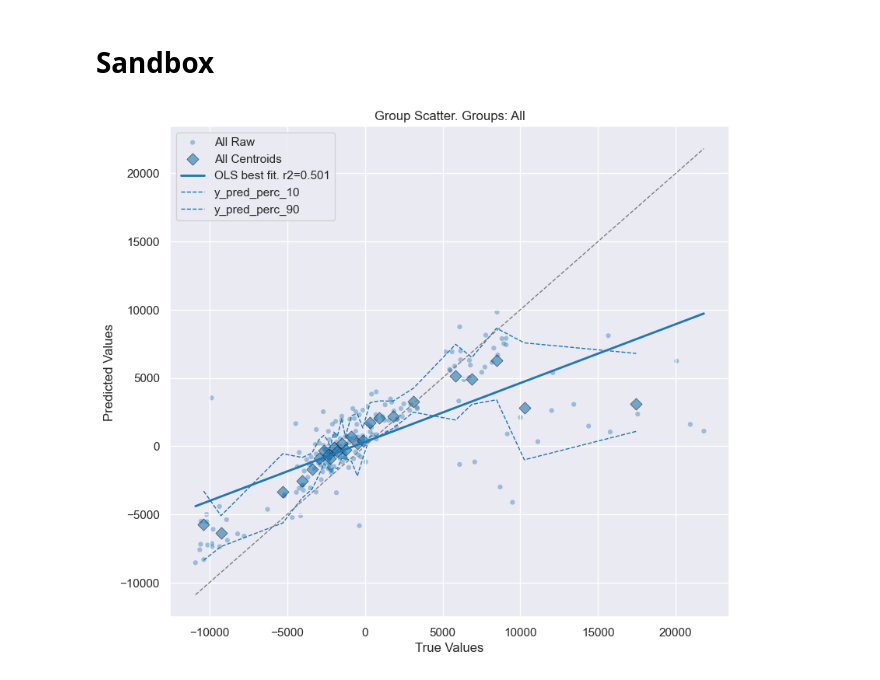
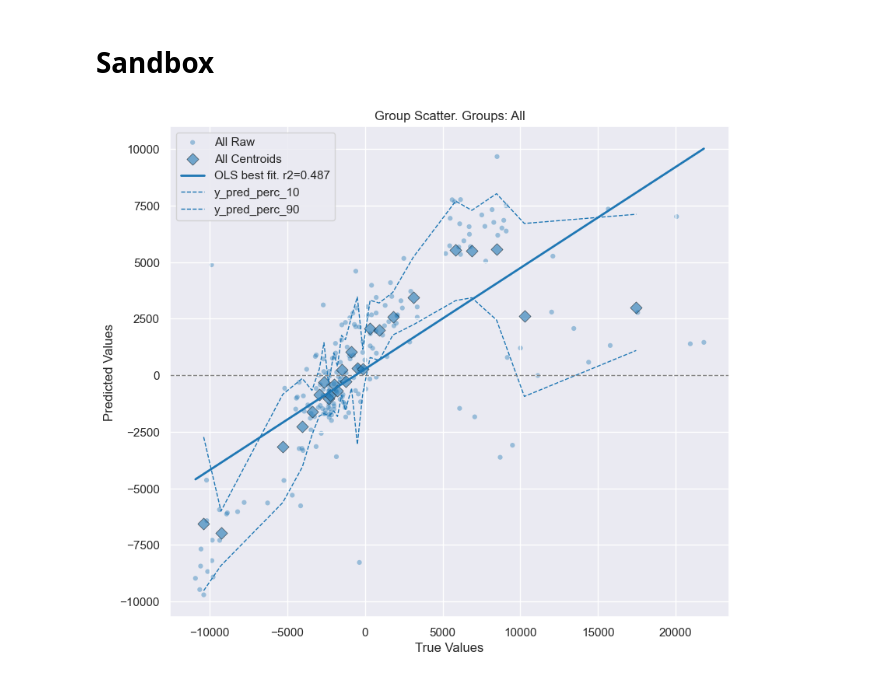
Before and after one commit to akseldkw07/kretsinger, a Jupyter notebook: kret_lgbm/notebooks/lgbm-medical-ex.ipynb, the cells around one changed output. Drawn from its saved outputs; the diff is of its cells as text; code cells hidden in the pictures.

Commit message:
lgbm-medical-done

```diff
--- a/kret_lgbm/notebooks/lgbm-medical-ex.ipynb
+++ b/kret_lgbm/notebooks/lgbm-medical-ex.ipynb
@@ -88,12 +88,10 @@ float_cols = ["age", "bmi", "children"]
 cat_cols = ["sex", "region"]
 # %%
 power_transformer = PowerTransformer(method="yeo-johnson", standardize=True)
-
+one_hot = OneHotEncoder(handle_unknown="ignore", sparse_output=False)
 
 column_transform = ColumnTransformer(
-    transformers=[
-        ("scaler", power_transformer, float_cols),
-    ],
+    transformers=[("scaler", power_transformer, float_cols), ("onehot", one_hot, cat_cols)],
     remainder="passthrough",
     verbose_feature_names_out=False,
     verbose=True,
@@ -124,12 +121,13 @@ dtt([x_train_with_dummy, x_val_with_dummy], n=2)
 # %%
 ols = LinearRegression()
-ols.fit(x_train_with_dummy, y_train)
+ols.fit(x_train, y_train)
 # %% [output]
 LinearRegression()
 # %%
-resid_train = y_train - ols.predict(x_train_with_dummy)
-y_hat_ols = ols.predict(x_val_with_dummy)
-resid_val = y_val - y_hat_ols
+y_hat_train_ols = ols.predict(x_train)
+resid_train = y_train - y_hat_train_ols
+y_hat_val_ols = ols.predict(x_val)
+resid_val = y_val - y_hat_val_ols
 # %%
 dtt([x_train, x_val, resid_train, resid_val], n=2)
 # %% [output]
@@ -199,8 +197,6 @@ fit_defaults
   <lightgbm.callback._LogEvaluationCallback at 0x...>,
   <lightgbm.callback._RecordEvaluationCallback at 0x...>]}
 # %%
-model.fit(
-    x_train, resid_train, eval_set=[(x_val, resid_val)], categorical_feature=cat_cols, **LGBM_Defaults.LGBM_FIT_DEFAULTS
-)
+model.fit(x_train, resid_train, eval_set=[(x_val, resid_val)], **LGBM_Defaults.LGBM_FIT_DEFAULTS)
 # %% [output]
 Training until validation scores don't improve for 50 rounds
@@ -261,6 +258,6 @@ gs.plot(scatters=("raw", "centroids"), percentiles=(10, 90))
 # %%
 gs_resid = GroupScatterUKS(resid_val, y_pred_resid)
 # %%
-gs_resid.plot(scatters=("raw", "centroids"), percentiles=(10, 90))
+gs_resid.plot(scatters=("raw", "centroids"), percentiles=(10, 90), addtl_plots="y_0")
 # %% [output]
-[figure, old version]
+[figure, new version]
```
Also changed, not shown: parts of 13 cells of this notebook, 2 other files.
